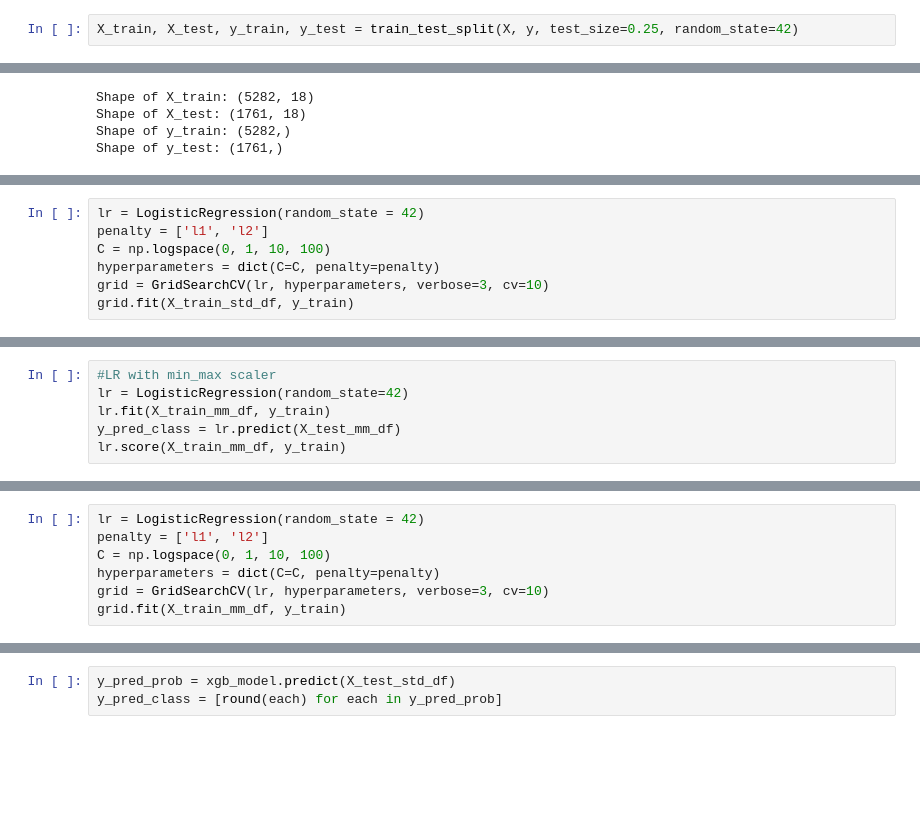
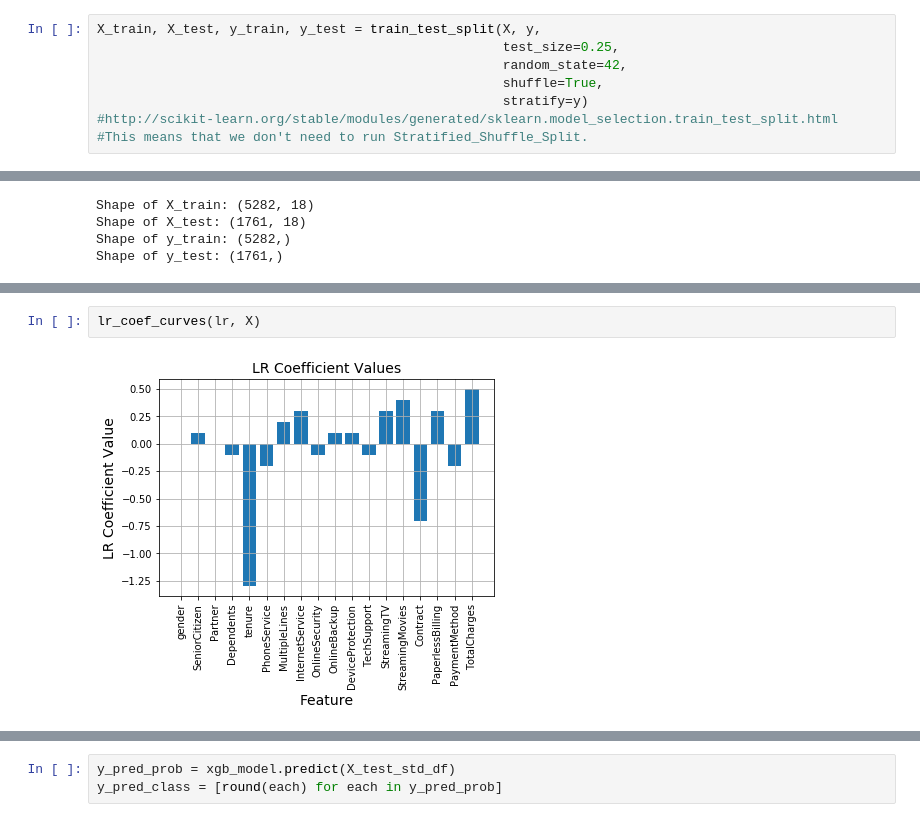
Before and after one commit to grantaguinaldo/mlnd-capstone, a Jupyter notebook: working/working_draft_002.ipynb, the cells around one changed output, grey strips where cells are left out. Saved outputs shown, nothing was run; the diff lists cells and outputs as text; blank space fills up the shorter version.

```diff
--- a/working/working_draft_002.ipynb
+++ b/working/working_draft_002.ipynb
@@ -369,7 +552,13 @@ MinMaxScaler(copy=True, feature_range=(0, 1))
 #https://chrisalbon.com/machine_learning/model_evaluation/split_data_into_training_and_test_sets/
 #Tl;dr: Split the data set using train_test_split first then apply standard scaler.
 # %%
-X_train, X_test, y_train, y_test = train_test_split(X, y, test_size=0.25, random_state=42)
+X_train, X_test, y_train, y_test = train_test_split(X, y,
+                                                    test_size=0.25,
+                                                    random_state=42,
+                                                    shuffle=True,
+                                                    stratify=y)
+#http://scikit-learn.org/stable/modules/generated/sklearn.model_selection.train_test_split.html
+#This means that we don't need to run Stratified_Shuffle_Split.
 # %%
 print(standard_scaler.fit(X_train))
 X_train_std_df = standard_scaler.transform(X_train)
@@ -476,7 +577,0 @@ lr_std_scores.mean()
-# %%
-lr = LogisticRegression(random_state = 42)
-penalty = ['l1', 'l2']
-C = np.logspace(0, 1, 10, 100)
-hyperparameters = dict(C=C, penalty=penalty)
-grid = GridSearchCV(lr, hyperparameters, verbose=3, cv=10)
-grid.fit(X_train_std_df, y_train)
@@ -541,6 +577,0 @@ avg / total       0.80      0.81      0.80      1761
-# %%
-#LR with min_max scaler
-lr = LogisticRegression(random_state=42)
-lr.fit(X_train_mm_df, y_train)
-y_pred_class = lr.predict(X_test_mm_df)
-lr.score(X_train_mm_df, y_train)
@@ -658,7 +577,0 @@ lr_std_scores.mean()
-# %%
-lr = LogisticRegression(random_state = 42)
-penalty = ['l1', 'l2']
-C = np.logspace(0, 1, 10, 100)
-hyperparameters = dict(C=C, penalty=penalty)
-grid = GridSearchCV(lr, hyperparameters, verbose=3, cv=10)
-grid.fit(X_train_mm_df, y_train)
@@ -731,0 +604,4 @@ XGBClassifier(base_score=0.5, booster='gbtree', colsample_bylevel=1,
+# %%
+lr_coef_curves(lr, X)
+# %% [output]
+[figure, added]
```
Also changed, not shown: parts of 131 cells of this notebook.
